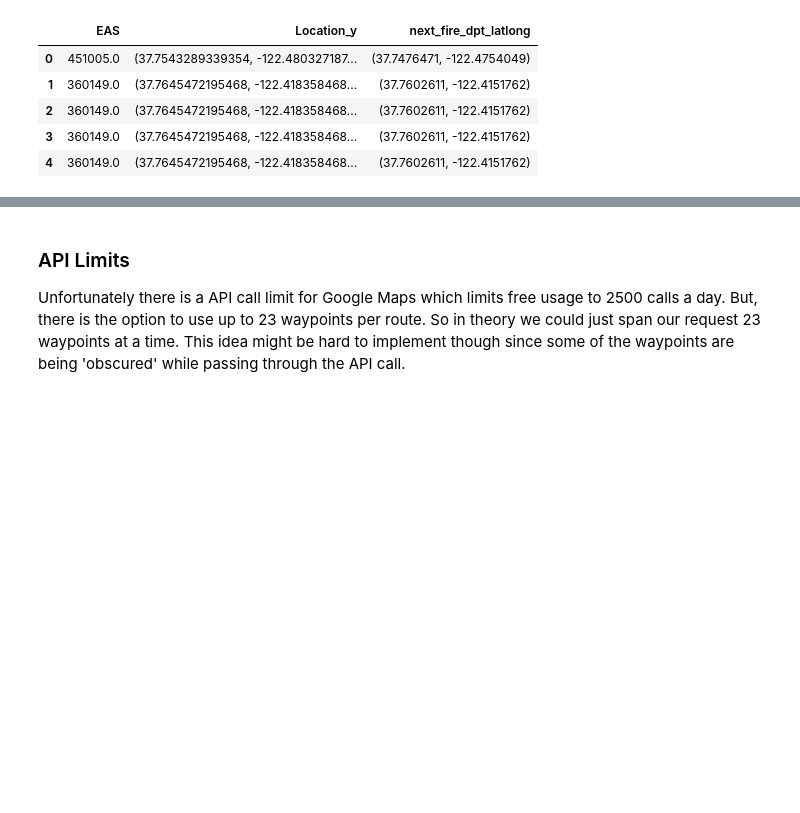
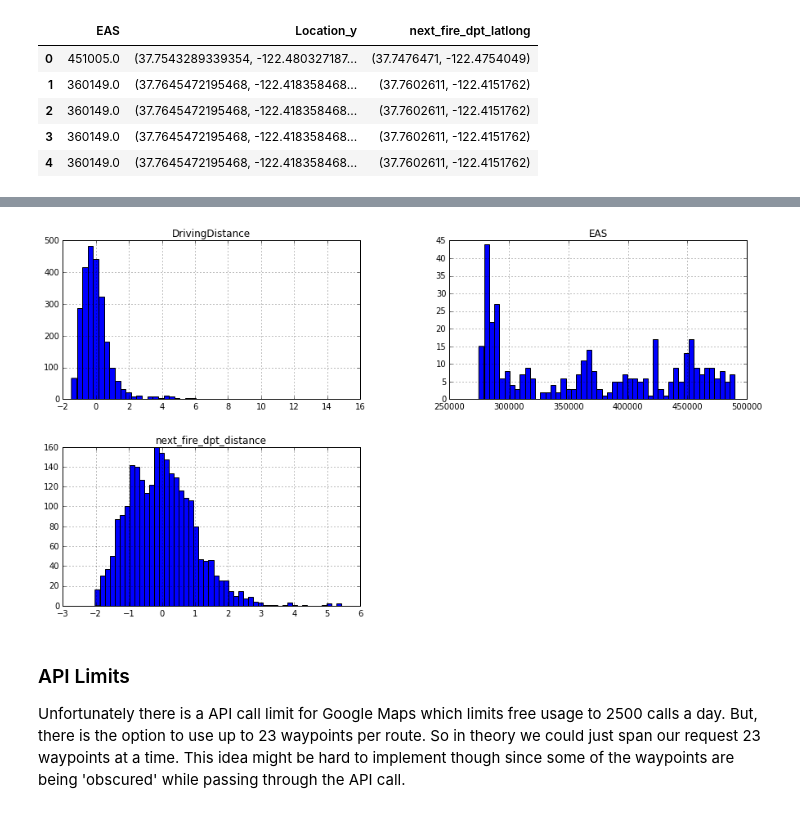
Before and after one commit to sfbrigade/datasci-firerisk, a Jupyter notebook: nearest_fire_station/DistanceFromFireStation.ipynb, the cells around one changed output, grey strips where cells are left out. Saved outputs shown, nothing was run; the diff lists cells and outputs as text; code cells hidden in the pictures; blank space fills up the shorter version.

```diff
--- a/nearest_fire_station/DistanceFromFireStation.ipynb
+++ b/nearest_fire_station/DistanceFromFireStation.ipynb
@@ -328,0 +379,4 @@ load_all_json()
+# %%
+_ = analyze_scaled.hist(figsize=(15, 8), bins=50)
+# %% [output]
+[figure, added]
```
Also changed, not shown: parts of 18 cells of this notebook, 1 other file.
